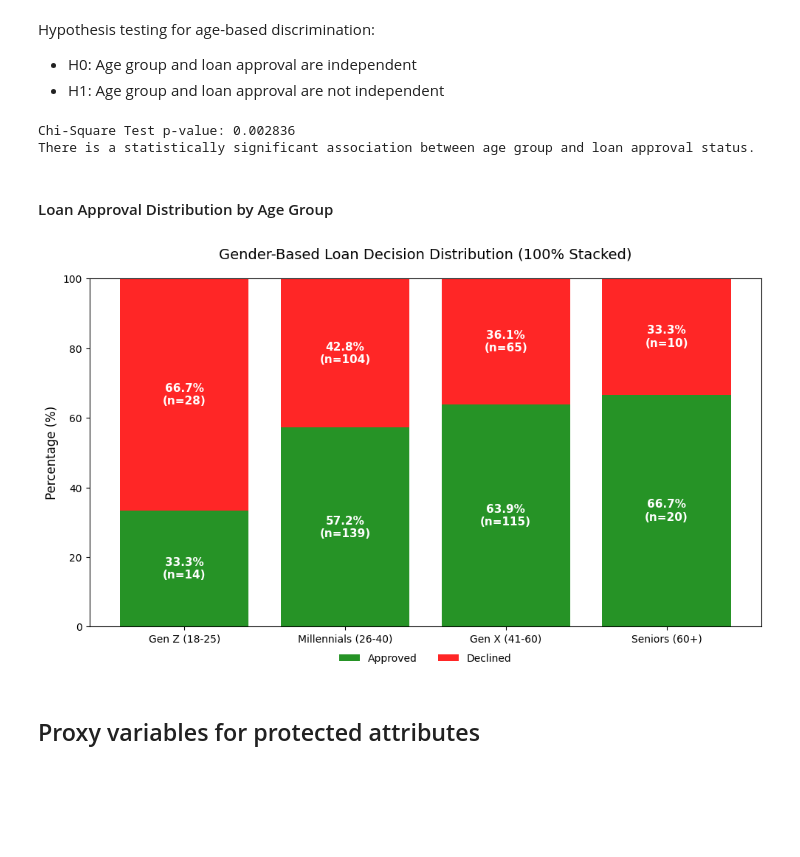
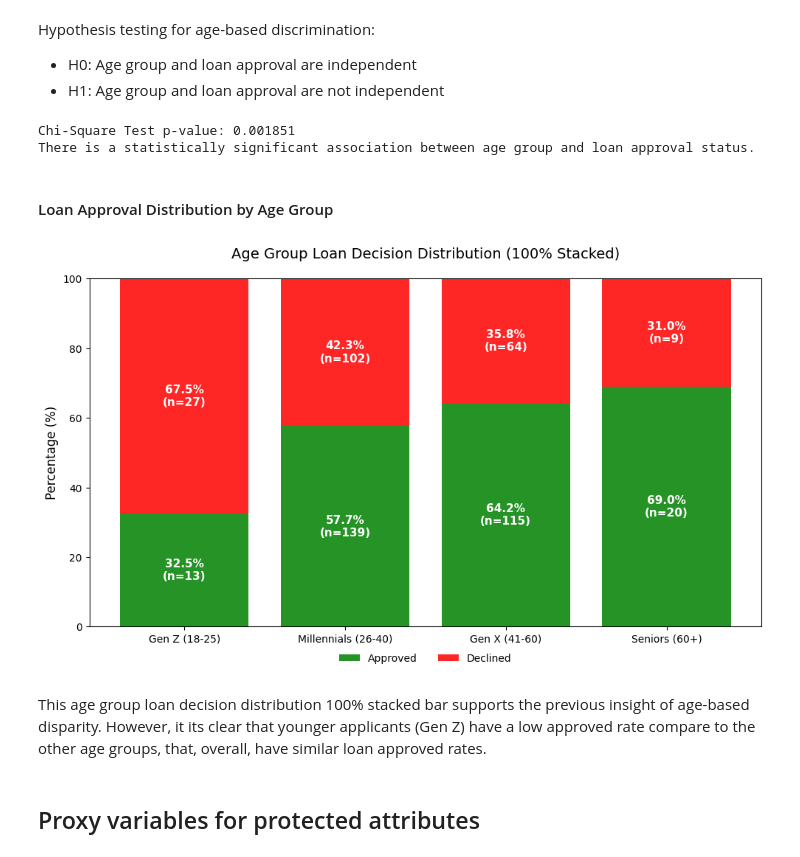
Before and after one commit to eveeichler/dego-project-team10, a Jupyter notebook: notebooks/02-data-analysis.ipynb, the cells around one changed output. Drawn from its saved outputs; the diff is of its cells as text; code cells hidden in the pictures; blank space fills up the shorter version.

Commit message:
Add decision choices justifications, add interpretations and improve LR readability

```diff
--- a/notebooks/02-data-analysis.ipynb
+++ b/notebooks/02-data-analysis.ipynb
@@ -15,7 +15,7 @@ from datetime import datetime
 
 # load the cleaned dataset
 
-df = pd.read_csv("../data/clean_credit_applications.csv")
+df = pd.read_csv("clean_credit_applications.csv")
 # %% [markdown]
 # Bias Detection
 # %% [markdown]
@@ -428,7 +444,7 @@ if pval < 0.05:
 else:
     print("No statistically significant association between age group and loan approval status was detected.")
 # %% [output]
-Chi-Square Test p-value: 0.002836
+Chi-Square Test p-value: 0.001851
 There is a statistically significant association between age group and loan approval status.
 # %% [markdown]
 #### Loan Approval Distribution by Age Group
@@ -445,6 +461,10 @@ contingency_table_percent = contingency_table_percent.sort_index(axis=1, ascendi
 # rename for easier reading
 
 contingency_table_percent = contingency_table_percent.rename(
+    columns={True: "Approved", False: "Declined", "True": "Approved", "False": "Declined"}
+)
+
+contingency_table = contingency_table.rename(
     columns={True: "Approved", False: "Declined", "True": "Approved", "False": "Declined"}
 )
 
@@ -459,35 +479,37 @@ declined_cnt = contingency_table["Declined"]
 
 fig, ax = plt.subplots(figsize=(10, 6))
 
 # 100% stacked bars
 ax.bar(labels, approved_pct, label="Approved", color="green", alpha=0.85)
 ax.bar(labels, declined_pct, bottom=approved_pct, label="Declined", color="red", alpha=0.85)
 
 # labels inside bars
 for i in range(len(labels)):
     ax.text(
         i, approved_pct.iloc[i] / 2,
         f"{approved_pct.iloc[i]:.1f}%\n(n={int(approved_cnt.iloc[i])})",
         ha="center", va="center", color="white", fontweight="bold", fontsize=11
     )
 
     ax.text(
         i, approved_pct.iloc[i] + declined_pct.iloc[i] / 2,
         f"{declined_pct.iloc[i]:.1f}%\n(n={int(declined_cnt.iloc[i])})",
         ha="center", va="center", color="white", fontweight="bold", fontsize=11
     )
 
 # final details
 
 ax.set_ylabel("Percentage (%)", fontsize=12)
-ax.set_title("Gender-Based Loan Decision Distribution (100% Stacked)", fontsize=14, pad=20)
+ax.set_title("Age Group Loan Decision Distribution (100% Stacked)", fontsize=14, pad=20)
 ax.set_ylim(0, 100)
 ax.legend(loc="upper center", bbox_to_anchor=(0.5, -0.05), ncol=2, frameon=False)
 
 plt.tight_layout()
 plt.show()
 # %% [output]
-[figure, old version]
+[figure, new version]
+# %% [markdown]
+This age group loan decision distribution 100% stacked bar supports the previous insight of age-based disparity. However, it its clear that younger applicants (Gen Z) have a low approved rate compare to the other age groups, that, overall, have similar loan approved rates.
 # %% [markdown]
 ## Proxy variables for protected attributes
 # %% [markdown]
```
Also changed, not shown: parts of 10 cells of this notebook.
